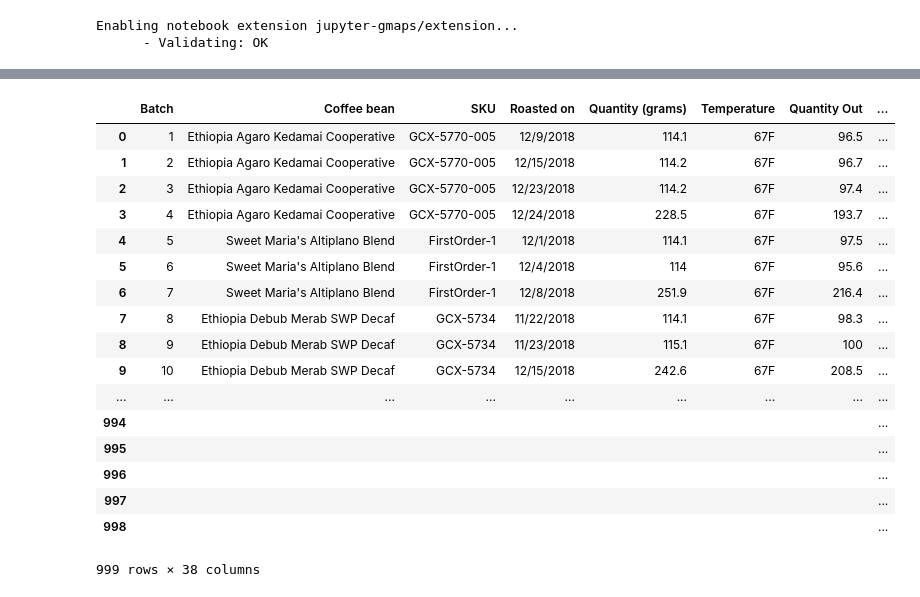
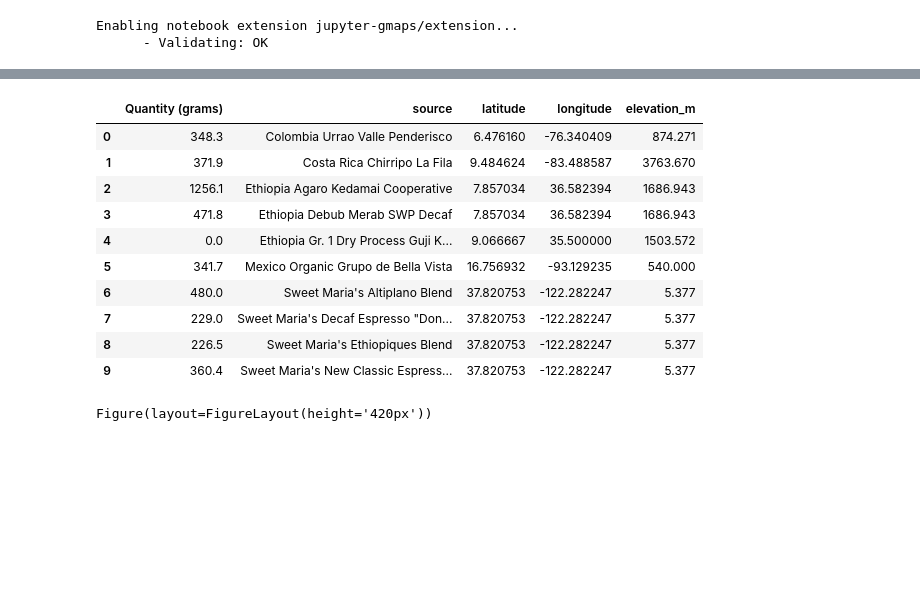
Before and after one commit to themcclure/coffee, a Jupyter notebook: visualizations.ipynb, the cells around one changed output, grey strips where cells are left out. Cells and saved outputs as stored; diff of their text form; code cells hidden in the pictures; blank space fills up the shorter version.

```diff
--- a/visualizations.ipynb
+++ b/visualizations.ipynb
@@ -52,22 +53,31 @@ Batch
-# %%
-ws = coffee_doc.worksheet_by_title('Roasting Method')
-ws.get_as_df()
-# %% [output]
-|  | Batch | Coffee bean | SKU | Roasted on | Quantity (grams) | Temperature | Quantity Out | ... |
-| 0 | 1 | Ethiopia Agaro Kedamai Cooperative | GCX-5770-005 | 12/9/2018 | 114.1 | 67F | 96.5 | ... |
-| 1 | 2 | Ethiopia Agaro Kedamai Cooperative | GCX-5770-005 | 12/15/2018 | 114.2 | 67F | 96.7 | ... |
-| 2 | 3 | Ethiopia Agaro Kedamai Cooperative | GCX-5770-005 | 12/23/2018 | 114.2 | 67F | 97.4 | ... |
-| 3 | 4 | Ethiopia Agaro Kedamai Cooperative | GCX-5770-005 | 12/24/2018 | 228.5 | 67F | 193.7 | ... |
-| 4 | 5 | Sweet Maria's Altiplano Blend | FirstOrder-1 | 12/1/2018 | 114.1 | 67F | 97.5 | ... |
-| 5 | 6 | Sweet Maria's Altiplano Blend | FirstOrder-1 | 12/4/2018 | 114 | 67F | 95.6 | ... |
-| 6 | 7 | Sweet Maria's Altiplano Blend | FirstOrder-1 | 12/8/2018 | 251.9 | 67F | 216.4 | ... |
-| 7 | 8 | Ethiopia Debub Merab SWP Decaf | GCX-5734 | 11/22/2018 | 114.1 | 67F | 98.3 | ... |
-| 8 | 9 | Ethiopia Debub Merab SWP Decaf | GCX-5734 | 11/23/2018 | 115.1 | 67F | 100 | ... |
-| 9 | 10 | Ethiopia Debub Merab SWP Decaf | GCX-5734 | 12/15/2018 | 242.6 | 67F | 208.5 | ... |
-| ... | ... | ... | ... | ... | ... | ... | ... | ... |
-| 994 |  |  |  |  |  |  |  | ... |
-| 995 |  |  |  |  |  |  |  | ... |
-| 996 |  |  |  |  |  |  |  | ... |
-| 997 |  |  |  |  |  |  |  | ... |
-| 998 |  |  |  |  |  |  |  | ... |
-999 rows × 38 columns
+# %%
+outws = coffee.util.read_tab_as_df(coffee_doc, 'geo results')
+outws
+
+bought_coffees = outws[['source', 'latitude', 'longitude', 'elevation_m']]
+# bought_coffees = bought_coffees.rename(columns={'source': 'Coffee bean'})
+# bought_coffees.dtypes
+roasted_coffee = roasts[['Coffee bean', 'Roasted on', 'Quantity (grams)']]
+roasted_coffee = roasted_coffee.groupby('Coffee bean').sum()
+# bought_coffees.join(roasted_coffee, on='Coffee bean')
+combined = pd.merge(roasted_coffee, bought_coffees, left_on='Coffee bean', right_on='source')
+combined
+# %% [output]
+|  | Quantity (grams) | source | latitude | longitude | elevation_m |
+| 0 | 348.3 | Colombia Urrao Valle Penderisco | 6.476160 | -76.340409 | 874.271 |
+| 1 | 371.9 | Costa Rica Chirripo La Fila | 9.484624 | -83.488587 | 3763.670 |
+| 2 | 1256.1 | Ethiopia Agaro Kedamai Cooperative | 7.857034 | 36.582394 | 1686.943 |
+| 3 | 471.8 | Ethiopia Debub Merab SWP Decaf | 7.857034 | 36.582394 | 1686.943 |
+| 4 | 0.0 | Ethiopia Gr. 1 Dry Process Guji K... | 9.066667 | 35.500000 | 1503.572 |
+| 5 | 341.7 | Mexico Organic Grupo de Bella Vista | 16.756932 | -93.129235 | 540.000 |
+| 6 | 480.0 | Sweet Maria's Altiplano Blend | 37.820753 | -122.282247 | 5.377 |
+| 7 | 229.0 | Sweet Maria's Decaf Espresso "Don... | 37.820753 | -122.282247 | 5.377 |
+| 8 | 226.5 | Sweet Maria's Ethiopiques Blend | 37.820753 | -122.282247 | 5.377 |
+| 9 | 360.4 | Sweet Maria's New Classic Espress... | 37.820753 | -122.282247 | 5.377 |
+# %%
+fig = gmaps.figure(map_type='TERRAIN')
+fig.add_layer(gmaps.heatmap_layer(combined[['latitude', 'longitude']], weights=combined['Quantity (grams)']))
+# fig.add_layer()
+fig
+# %% [output]
+Figure(layout=FigureLayout(height='420px'))
```
Also changed, not shown: parts of 1 cell of this notebook.
